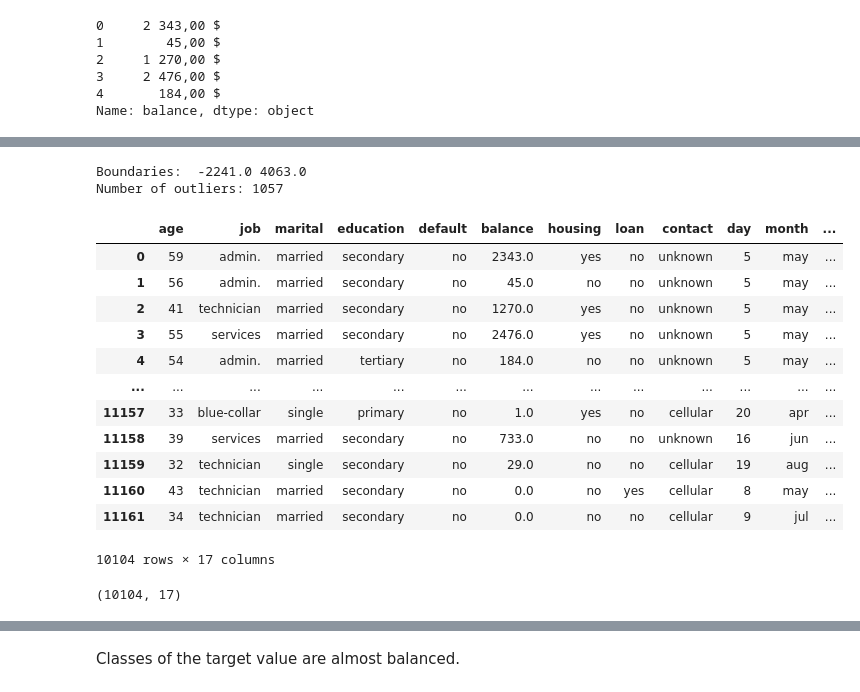
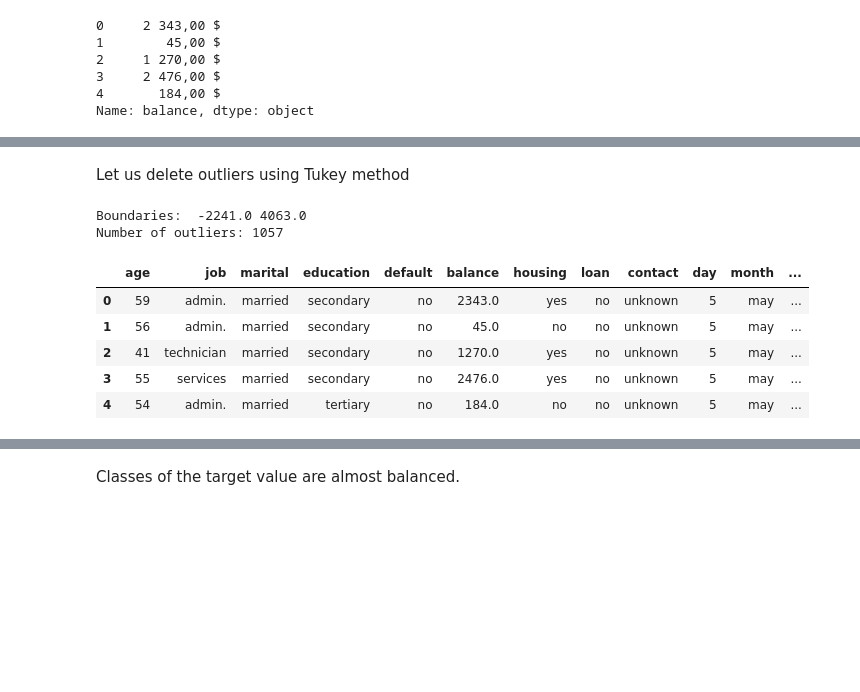
Before and after one commit to Alex1iv/Deposit-subscription, a Jupyter notebook: notebooks/Project_en.ipynb, the cells around one changed output, grey strips where cells are left out. Cells and saved outputs as stored; diff of their text form; code cells hidden in the pictures; blank space fills up the shorter version.

```diff
--- a/notebooks/Project_en.ipynb
+++ b/notebooks/Project_en.ipynb
@@ -187,49 +190,38 @@ Mean balance of clients with popular profession and education level: 1598.883 $
+# %% [markdown]
+Let us delete outliers using Tukey method
 # %%
-# удалите все выбросы для признака balance
-
-def outliers_tukey(data, feature, log_scale=False):
+def outliers_tukey(data:pd.DataFrame, feature:str, log_scale=False):
     """
     Identification of outliers by J.Tukey method
     - DataFrame;
     - feature to process
     - log_scale. If True, the data will be in the log scale else not.
     """
     if log_scale:
         x = np.log(data[feature])
     else:
         x = data[feature]
 
     IQR = data[feature].quantile(.75) - df['balance'].quantile(.25)
 
     lower_bound = data[feature].quantile(.25) - 1.5*IQR
     upper_bound = data[feature].quantile(.75) + 1.5*IQR
 
     outliers = data[(x < lower_bound) | (x > upper_bound)]
     cleaned = data[(x > lower_bound) & (x < upper_bound)]
     print('Boundaries: ',lower_bound.round(), upper_bound.round())
     return outliers, cleaned
 
 outliers, data = outliers_tukey(df, 'balance')
 print(f'Number of outliers: {outliers.shape[0]}')
 
-data
+data.head()
 # %% [output]
 Boundaries:  -2241.0 4063.0
 Number of outliers: 1057
 |  | age | job | marital | education | default | balance | housing | loan | contact | day | month | ... |
 | 0 | 59 | admin. | married | secondary | no | 2343.0 | yes | no | unknown | 5 | may | ... |
 | 1 | 56 | admin. | married | secondary | no | 45.0 | no | no | unknown | 5 | may | ... |
 | 2 | 41 | technician | married | secondary | no | 1270.0 | yes | no | unknown | 5 | may | ... |
 | 3 | 55 | services | married | secondary | no | 2476.0 | yes | no | unknown | 5 | may | ... |
 | 4 | 54 | admin. | married | tertiary | no | 184.0 | no | no | unknown | 5 | may | ... |
-| ... | ... | ... | ... | ... | ... | ... | ... | ... | ... | ... | ... | ... |
-| 11157 | 33 | blue-collar | single | primary | no | 1.0 | yes | no | cellular | 20 | apr | ... |
-| 11158 | 39 | services | married | secondary | no | 733.0 | no | no | unknown | 16 | jun | ... |
-| 11159 | 32 | technician | single | secondary | no | 29.0 | no | no | cellular | 19 | aug | ... |
-| 11160 | 43 | technician | married | secondary | no | 0.0 | no | yes | cellular | 8 | may | ... |
-| 11161 | 34 | technician | married | secondary | no | 0.0 | no | no | cellular | 9 | jul | ... |
-10104 rows × 17 columns
-# %%
-data.shape
-# %% [output]
-(10104, 17)
```
Also changed, not shown: parts of 148 cells of this notebook, 4 other files.
